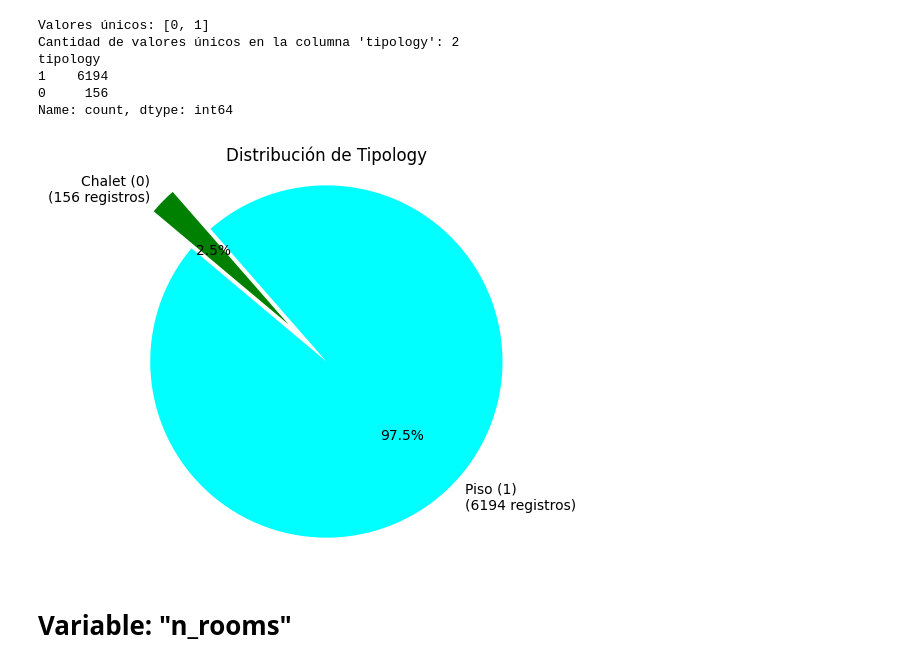
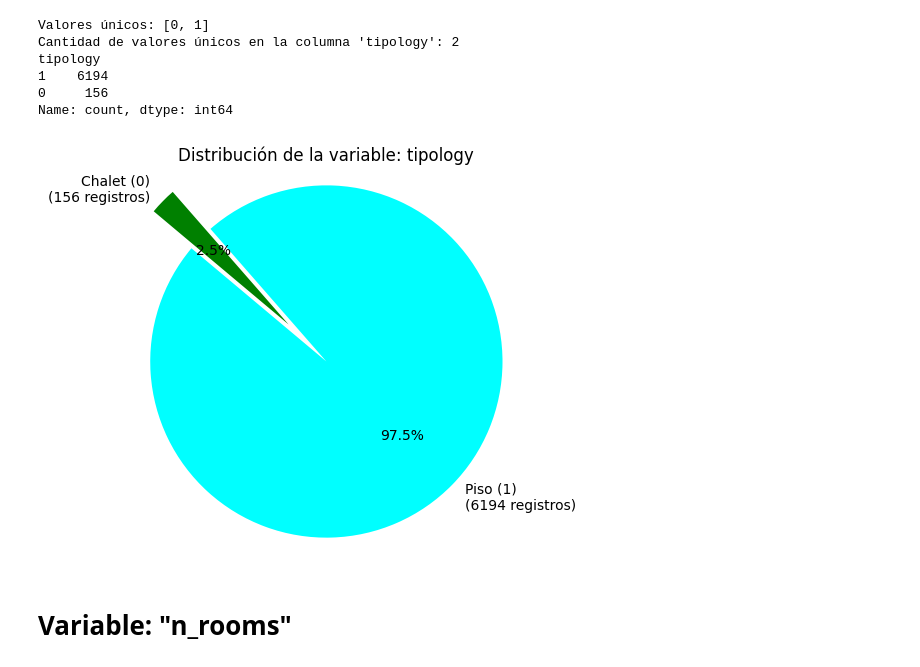
Before and after one commit to JCCT73/Desaf-o-de-Tripulaciones, a Jupyter notebook: Valoración Alquileres.ipynb, the cells around one changed output. Saved outputs shown, nothing was run; the diff lists cells and outputs as text; code cells hidden in the pictures.

```diff
--- a/Valoración Alquileres.ipynb
+++ b/Valoración Alquileres.ipynb
@@ -252,18 +252,18 @@ Name: count, dtype: int64
 # %%
 count_tipology = df1['tipology'].value_counts()
 labels = ['Piso (1)', 'Chalet (0)']
 colors = ['cyan', 'green']
 count_records = [6194, 156]
 explode = (0, 0.3)
 plt.figure(figsize=(5, 5))
 _, texts, _ = plt.pie(count_tipology, labels=labels, colors=colors, autopct='%1.1f%%', startangle=140, explode=explode)
 for i, text in enumerate(texts):
     text.set_text(f"{labels[i]}\n({count_records[i]} registros)")
-plt.title('Distribución de Tipology')
+plt.title('Distribución de la variable: tipology')
 plt.axis('equal')
 plt.show()
 # %% [output]
-[figure, old version]
+[figure, new version]
 # %% [markdown]
 # Variable: "n_rooms"
 # %%
```
